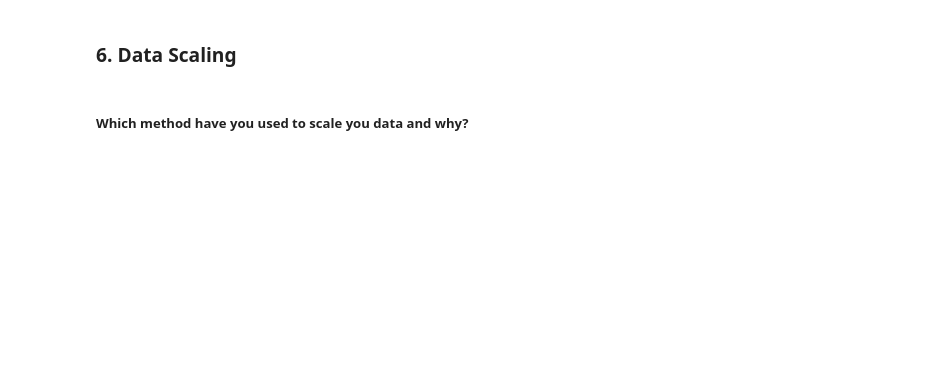
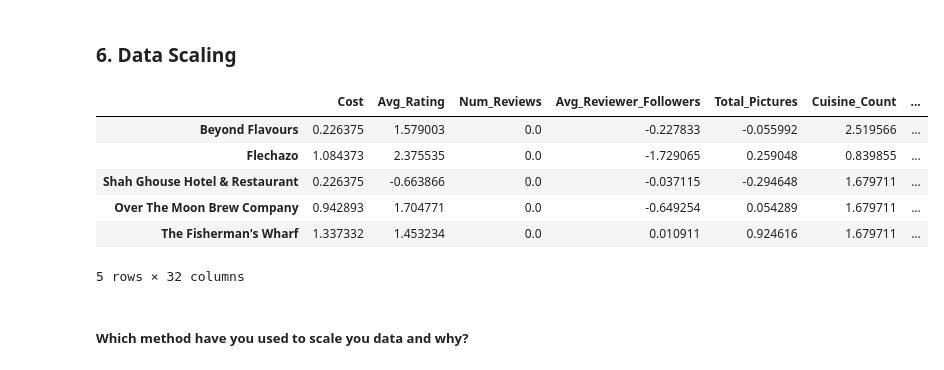
Before and after one commit to adamaneeqaqwathka-arch/Zomato-Data-Analysis, a Jupyter notebook: notebooks/Adam_Zomato_clustering.ipynb, the cells around one changed output. Saved outputs shown, nothing was run; the diff lists cells and outputs as text; code cells hidden in the pictures; blank space fills up the shorter version.

```diff
--- a/notebooks/Adam_Zomato_clustering.ipynb
+++ b/notebooks/Adam_Zomato_clustering.ipynb
@@ -1623,2 +1940,30 @@ Answer Here.
+# %%
+from sklearn.preprocessing import StandardScaler
+
+# Create scaler
+scaler = StandardScaler()
+
+# Scale the data
+features_scaled = scaler.fit_transform(
+    features_transformed
+)
+
+# Convert back to DataFrame
+features_scaled = pd.DataFrame(
+    features_scaled,
+    columns=features_transformed.columns,
+    index=features_transformed.index
+)
+
+# Check the scaled data
+features_scaled.head()
+# %% [output]
+|  | Cost | Avg_Rating | Num_Reviews | Avg_Reviewer_Followers | Total_Pictures | Cuisine_Count | ... |
+| Beyond Flavours | 0.226375 | 1.579003 | 0.0 | -0.227833 | -0.055992 | 2.519566 | ... |
+| Flechazo | 1.084373 | 2.375535 | 0.0 | -1.729065 | 0.259048 | 0.839855 | ... |
+| Shah Ghouse Hotel & Restaurant | 0.226375 | -0.663866 | 0.0 | -0.037115 | -0.294648 | 1.679711 | ... |
+| Over The Moon Brew Company | 0.942893 | 1.704771 | 0.0 | -0.649254 | 0.054289 | 1.679711 | ... |
+| The Fisherman's Wharf | 1.337332 | 1.453234 | 0.0 | 0.010911 | 0.924616 | 1.679711 | ... |
+5 rows × 32 columns
 # %% [markdown]
 ##### Which method have you used to scale you data and why?
```
Also changed, not shown: parts of 12 cells of this notebook.
